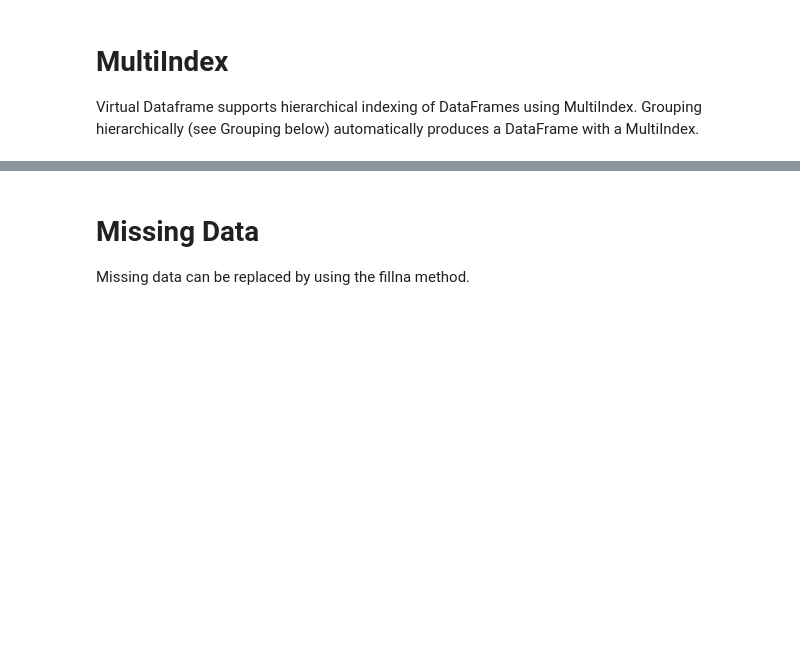
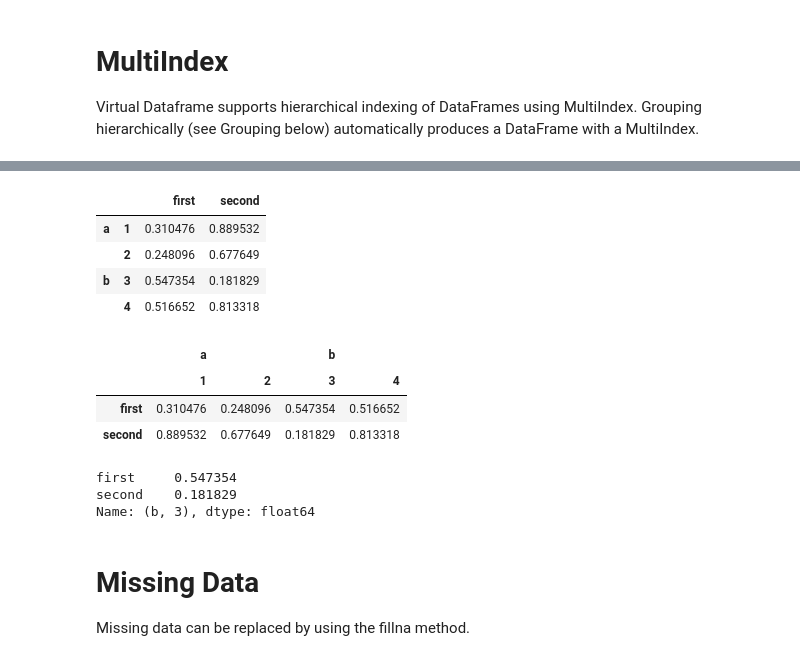
Before and after one commit to pprados/virtual-dataframe, a Jupyter notebook: notebooks/demo.ipynb, the cells around one changed output, grey strips where cells are left out. Saved outputs shown, nothing was run; the diff lists cells and outputs as text; code cells hidden in the pictures; blank space fills up the shorter version.

Commit message:
- Demo notebook for pandas (first version)

```diff
--- a/notebooks/demo.ipynb
+++ b/notebooks/demo.ipynb
@@ -99,13 +182,34 @@ idx
+# %%
+import random
+import array
+rand4_1=array.array('d',[random.random() for i in range(0,4)])
+rand4_2=array.array('d',[random.random() for i in range(0,4)])
+# FIXME rand4= cp.random.rand(4)
 # %%
-gdf1 = vdf.VDataFrame({'first': cp.random.rand(4), 'second': cp.random.rand(4)})
-gdf1.index = idx
-gdf1
+df1 = vdf.VDataFrame({'first': rand4_1, 'second': rand4_2})
+df1.index = idx
+df1
+# %% [output]
+|  |  | first | second |
+| a | 1 | 0.310476 | 0.889532 |
+|  | 2 | 0.248096 | 0.677649 |
+| b | 3 | 0.547354 | 0.181829 |
+|  | 4 | 0.516652 | 0.813318 |
 # %%
-df2 = vdf.VDataFrame({'first': cp.random.rand(4), 'second': cp.random.rand(4)}).T
+df2 = vdf.VDataFrame({'first': rand4_1, 'second': rand4_2}).T
 df2.columns = idx
 df2
+# %% [output]
+|  | a |  | b |  |
+|  | 1 | 2 | 3 | 4 |
+| first | 0.310476 | 0.248096 | 0.547354 | 0.516652 |
+| second | 0.889532 | 0.677649 | 0.181829 | 0.813318 |
 # %%
 df1.loc[('b', 3)]
+# %% [output]
+first     0.547354
+second    0.181829
+Name: (b, 3), dtype: float64
 # %% [markdown]
 # Missing Data
 Missing data can be replaced by using the fillna method.
```
Also changed, not shown: parts of 62 cells of this notebook, 6 other files.
